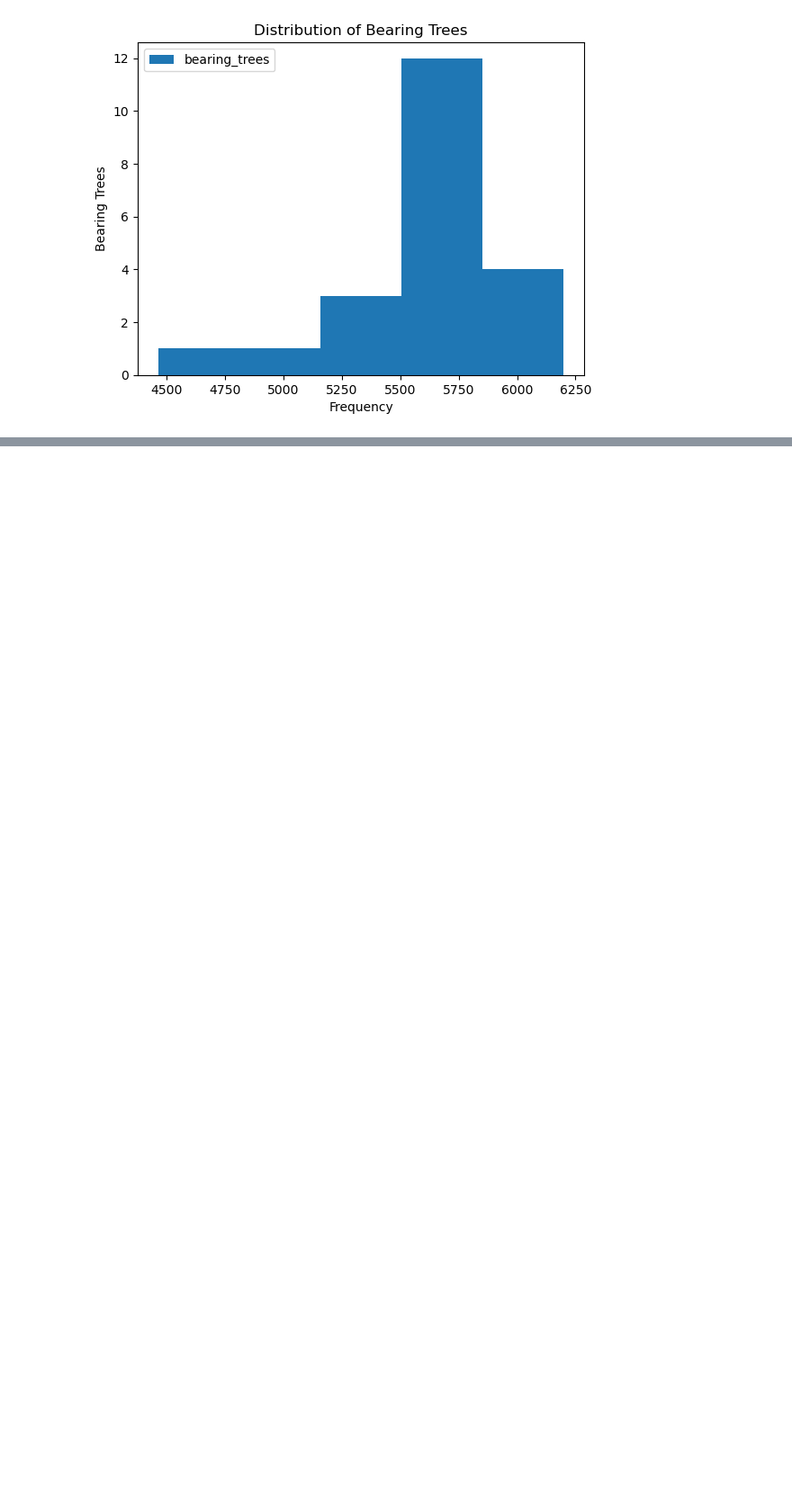
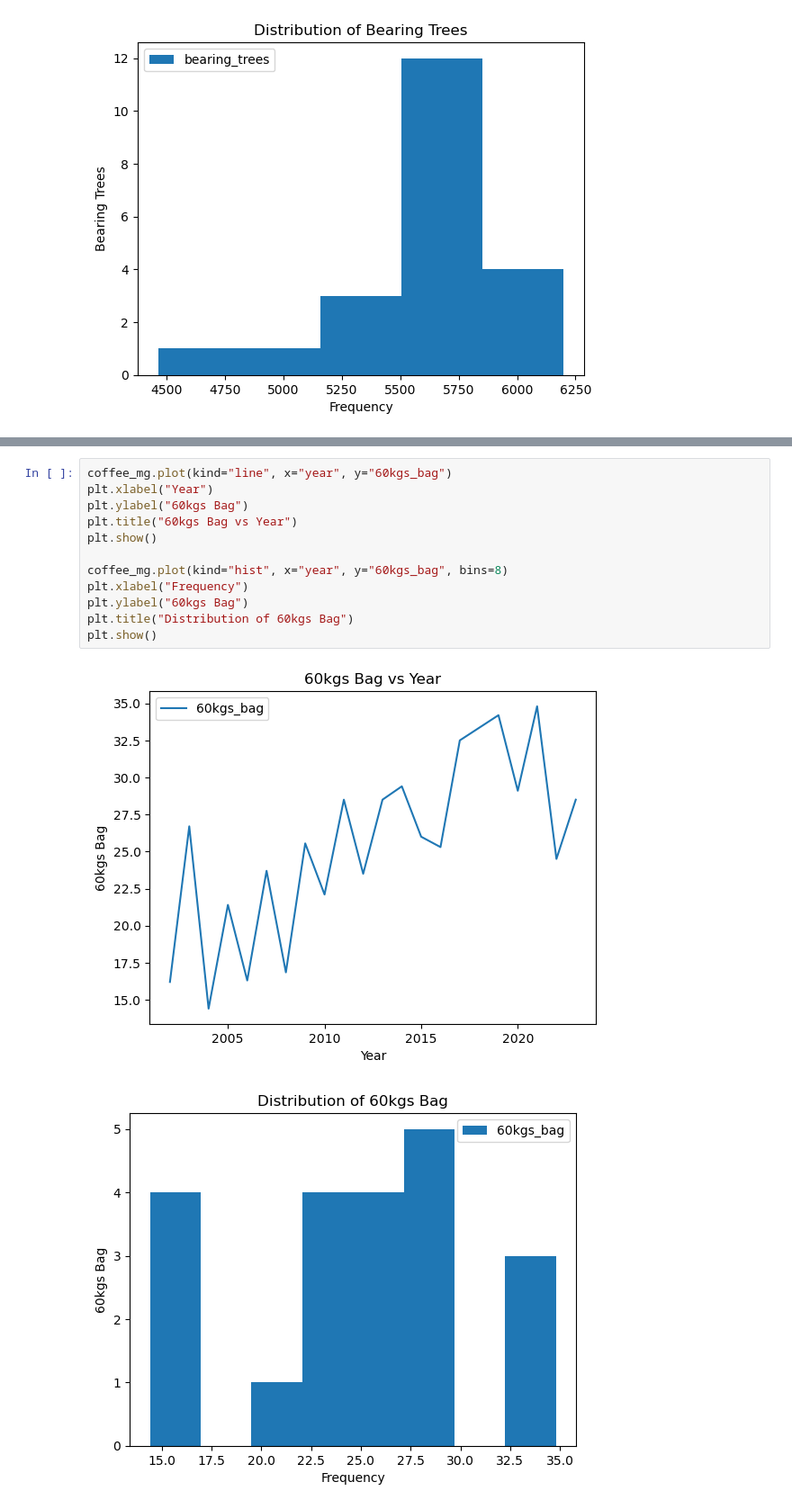
Before and after one commit to barronbytes/Learning-to-Code, a Jupyter notebook: Data-Science/EDA/Weather Analysis/notebooks/explore_coffee.ipynb, the cells around one changed output, grey strips where cells are left out. Shown at 90% size. Drawn from its saved outputs; the diff is of its cells as text; blank space fills up the shorter version.

```diff
--- a/Data-Science/EDA/Weather Analysis/notebooks/explore_coffee.ipynb
+++ b/Data-Science/EDA/Weather Analysis/notebooks/explore_coffee.ipynb
@@ -123,3 +138,18 @@ Answer here
+# %%
+coffee_mg.plot(kind="line", x="year", y="60kgs_bag")
+plt.xlabel("Year")
+plt.ylabel("60kgs Bag")
+plt.title("60kgs Bag vs Year")
+plt.show()
+
+coffee_mg.plot(kind="hist", x="year", y="60kgs_bag", bins=8)
+plt.xlabel("Frequency")
+plt.ylabel("60kgs Bag")
+plt.title("Distribution of 60kgs Bag")
+plt.show()
+# %% [output]
+[figure, added]
+[figure, added]
 # %% [markdown]
 Q3: How is the count of million 60kgs bags of coffee changing across the years for Minas Gerais? Is this increasing or decreasing? What is the distribution of this variable? Is it normal?
 
```
Also changed, not shown: parts of 8 cells of this notebook.
